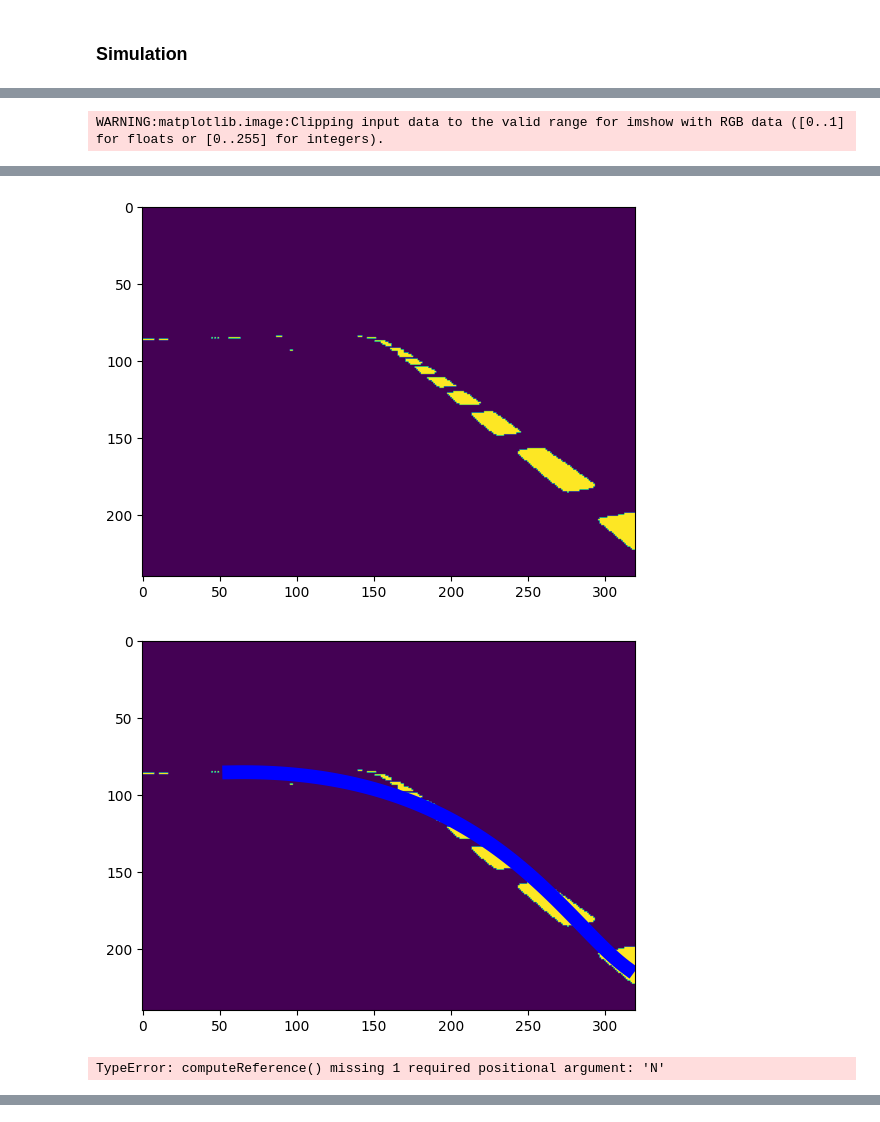
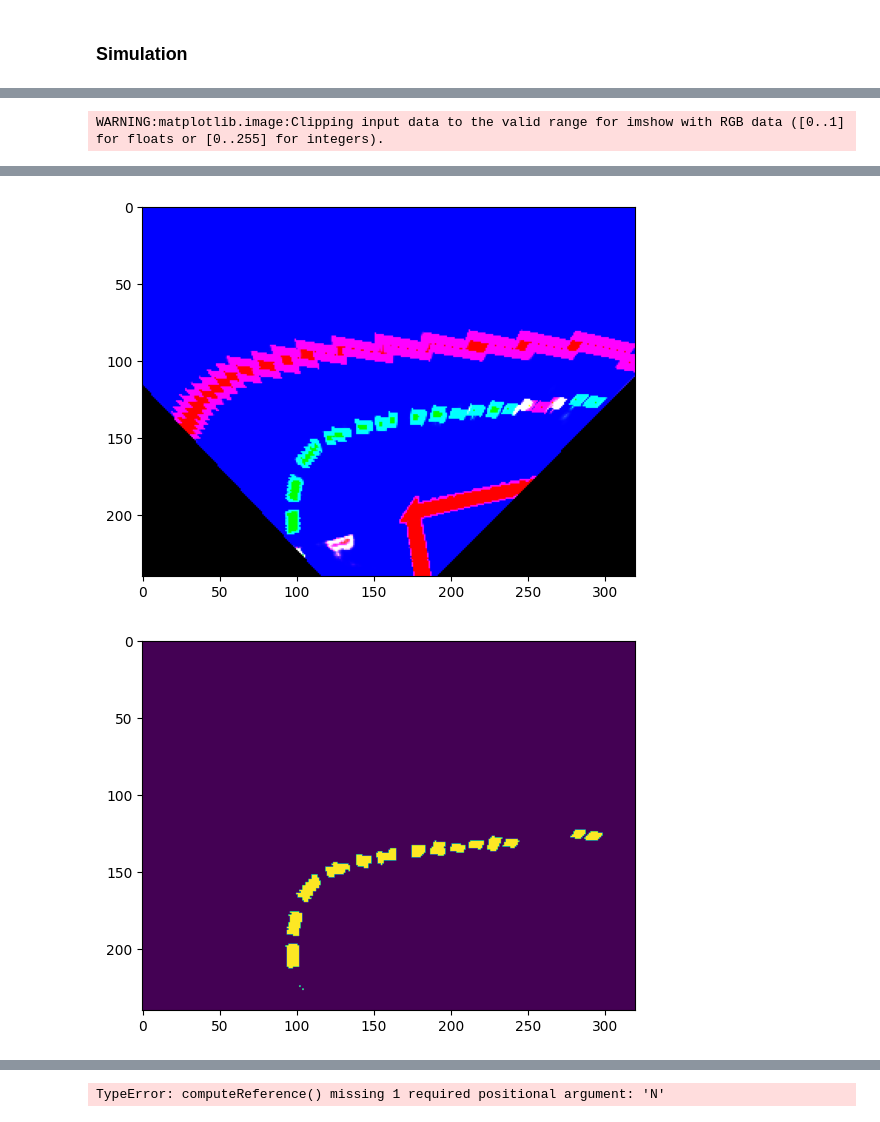
Before and after one commit to poliduckie/poliduckie_pipeline, a Jupyter notebook: notebooks/poliduckie_mpc_pipeline.ipynb, the cells around one changed output, grey strips where cells are left out. Cells and saved outputs as stored; diff of their text form; code cells hidden in the pictures.

Commit message:
feat: added birdeyeview

```diff
--- a/notebooks/poliduckie_mpc_pipeline.ipynb
+++ b/notebooks/poliduckie_mpc_pipeline.ipynb
@@ -107,6 +107,21 @@ Total params: 1,941,139
 Trainable params: 1,941,139
 Non-trainable params: 0
 __________________________________________________________________________________________________
+# %%
+from poliduckie_segmentation import BirdEyeView
+
+matrixPath = './BirdEyeMatrices/SegmentationOutput.pkl'
+birdeye = BirdEyeView(path = matrixPath)
+
+def birdEyeTransform(image):
+  """
+    Returns the image from the simulation with the bird eye view
+
+    Image: np.Array
+    ------
+    Image: np.Array
+  """
+  return birdeye.computeBirdEye(image)
 # %%
 from poliduckie_segmentation.line_extraction import LineExtraction
 
@@ -188,5 +203,6 @@ imshow(env.reset())
 # %%
 from poliduckie_segmentation.model import Model
+%matplotlib inline
 
 # State X = [x, y, angle, longitudinal speed, angular speed]
 state = [0,0,0,0,0]
@@ -204,10 +220,13 @@ for _ in range(100):
   image_segmentation = segmentation(image)[0]*255
   imshow(image_segmentation)
 
-  dottedLineMask = cv2.threshold(image_segmentation[:, :, 1], 70, 255, cv2.THRESH_BINARY)[1]
+  image_birdeye = birdEyeTransform(image_segmentation)
+  imshow(image_birdeye)
+
+  dottedLineMask = cv2.threshold(image_birdeye[:, :, 1], 70, 255, cv2.THRESH_BINARY)[1]
   imshow(dottedLineMask)
 
-  line = lineExtraction(dottedLineMask)
+  line = lineExtraction(dottedLineMask, mode='bezier')
   plt.imshow(dottedLineMask)
   plt.plot(line[0], line[1], color='blue', linewidth=10)
   plt.show()
@@ -223,3 +243,2 @@ WARNING:matplotlib.image:Clipping input data to the valid range for imshow with
-[figure, old version]
+[figure, new version]
-[figure, old version]
+[figure, new version]
-TypeError: computeReference() missing 1 required positional argument: 'N'
@@ -225,0 +246 @@ TypeError: computeReference() missing 1 required positional argument: 'N'
+TypeError: computeReference() missing 1 required positional argument: 'N'
```
Also changed, not shown: parts of 2 cells of this notebook, 4 other files.
